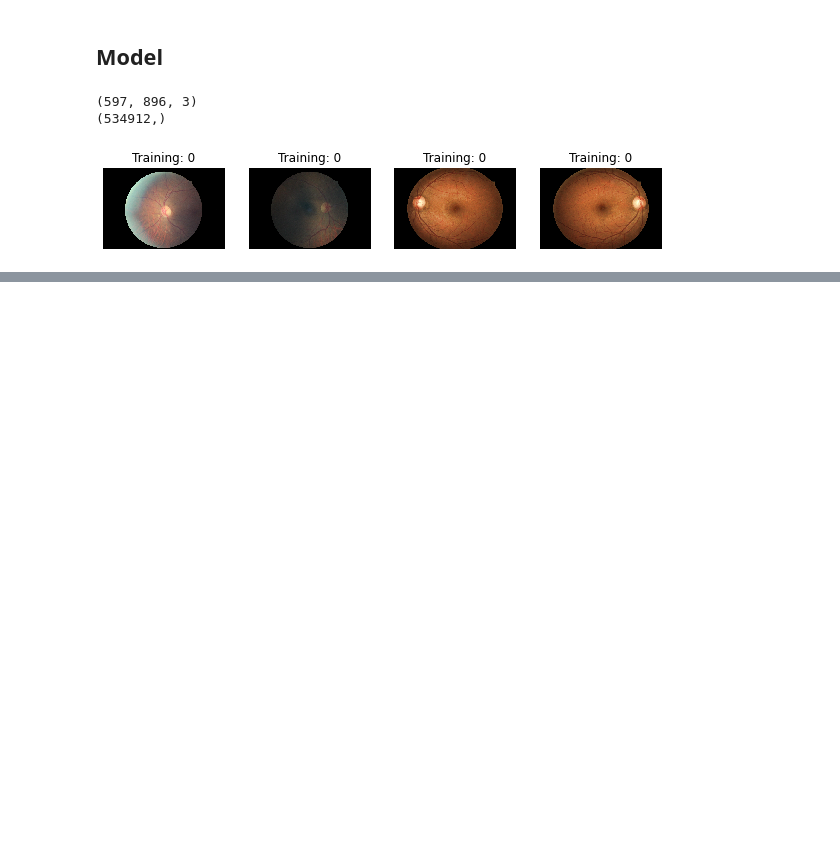
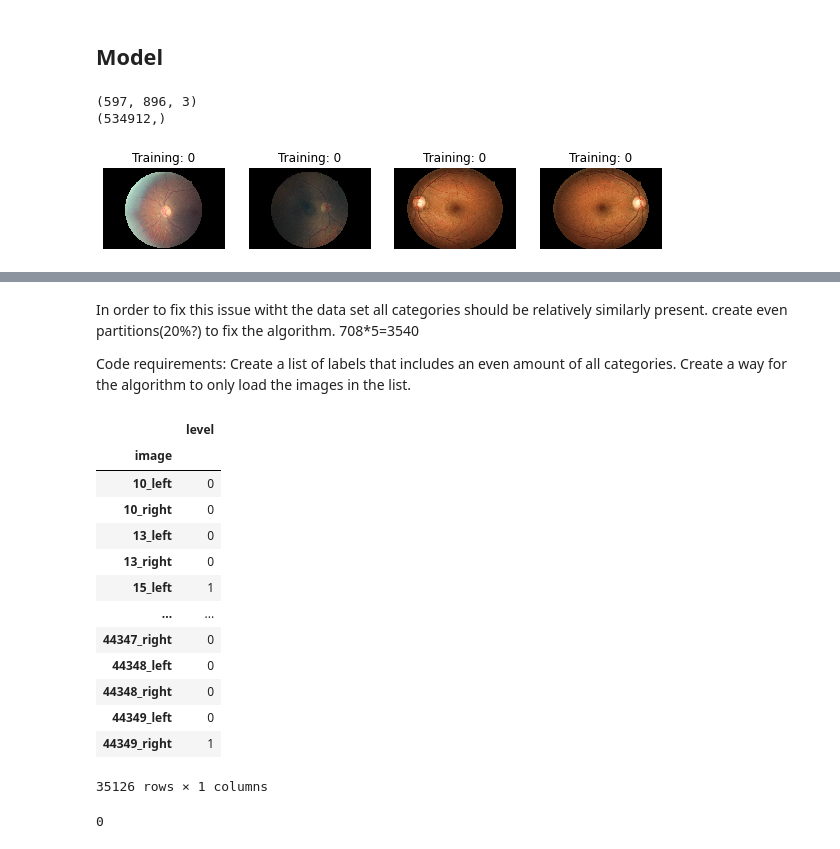
Before and after one commit to RipOrbofWinter/EyeDiseaseDetection, a Jupyter notebook: ResearchNotebook.ipynb, the cells around one changed output, grey strips where cells are left out. Saved outputs shown, nothing was run; the diff lists cells and outputs as text; code cells hidden in the pictures; blank space fills up the shorter version.

```diff
--- a/ResearchNotebook.ipynb
+++ b/ResearchNotebook.ipynb
@@ -330,0 +343,39 @@ weighted avg       0.60      0.77      0.67       412
+# %% [markdown]
+In order to fix this issue witht the data set all categories should be relatively similarly present.
+create even partitions(20%?) to fix the algorithm.
+708*5=3540
+
+Code requirements:
+Create a list of labels that includes an even amount of all categories.
+Create a way for the algorithm to only load the images in the list.
+# %%
+labels = pd.read_csv("C:/Users/mauri/Documents/GitHub/EyeDiseaseDetection/Data/DrpTest/trainLabels.csv")
+labels_reset = labels.set_index('image')
+# labels_reset[['level']]
+
+labels_reset
+# %% [output]
+|  | level |
+| image |  |
+| 10_left | 0 |
+| 10_right | 0 |
+| 13_left | 0 |
+| 13_right | 0 |
+| 15_left | 1 |
+| ... | ... |
+| 44347_right | 0 |
+| 44348_left | 0 |
+| 44348_right | 0 |
+| 44349_left | 0 |
+| 44349_right | 1 |
+35126 rows × 1 columns
+# %%
+label_list =(labels_reset[['level']].values.flatten().tolist())
+label_list = np.asarray(label_list)
+label_list
+label_names = ["No DR", "Mild", "Moderate", "Severe", "Proliferative DR"]
+label_names[label_list[1]]
+label_list = label_list[0:1592]
+label_list[0]
+# %% [output]
+0
```
Also changed, not shown: parts of 10 cells of this notebook.
